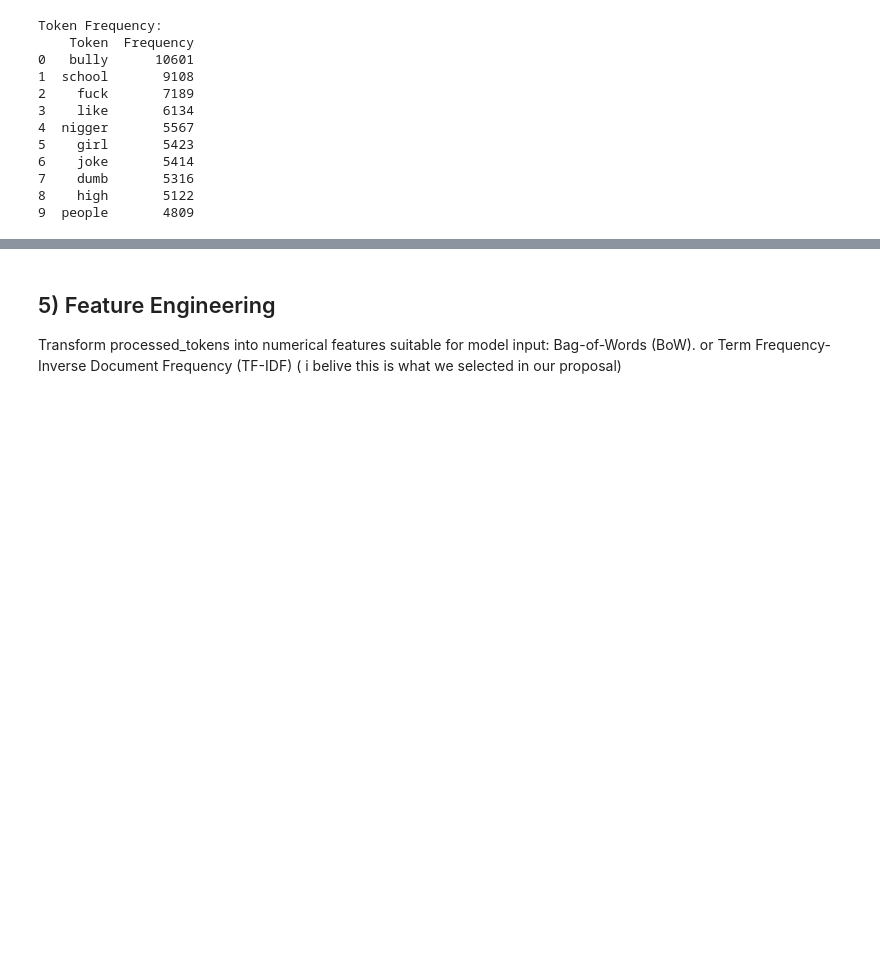
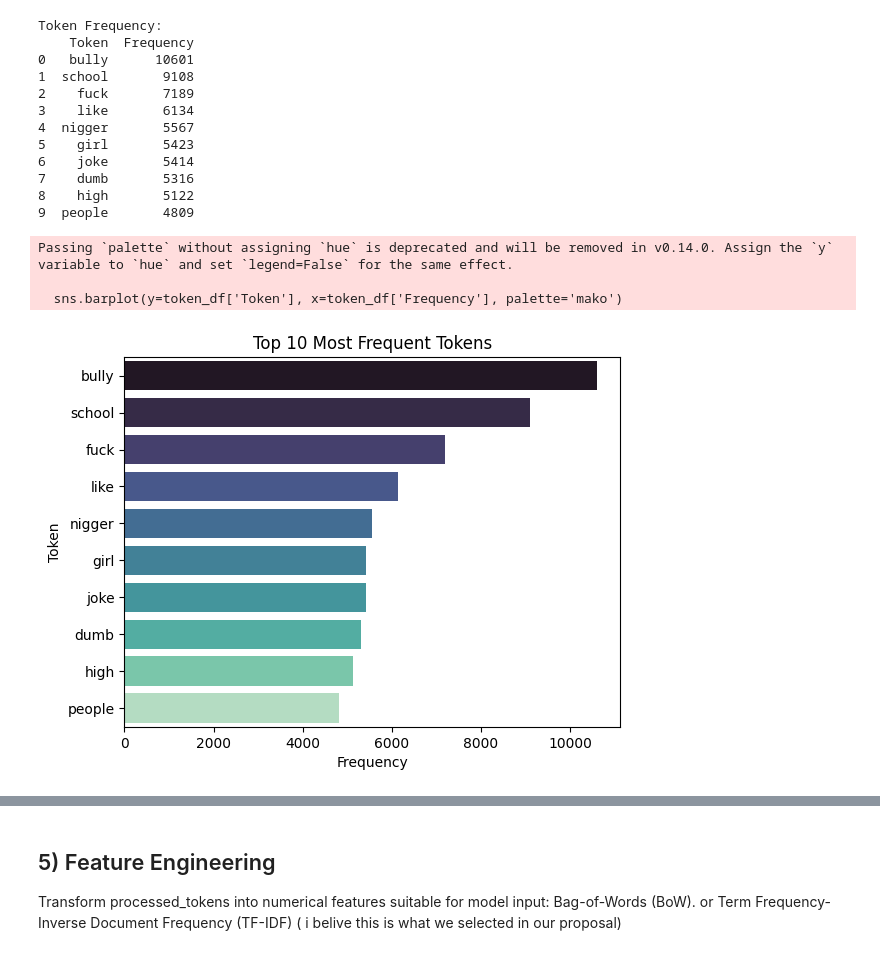
Before and after one commit to fmora22/cs412_project, a Jupyter notebook: cs412_project.ipynb, the cells around one changed output, grey strips where cells are left out. Cells and saved outputs as stored; diff of their text form; code cells hidden in the pictures; blank space fills up the shorter version.

```diff
--- a/cs412_project.ipynb
+++ b/cs412_project.ipynb
@@ -240,3 +257,18 @@ Token Frequency:
 7    dumb       5316
 8    high       5122
 9  people       4809
+# %%
+# Convert token frequencies into a DataFrame
+token_df = pd.DataFrame(token_counts, columns=['Token', 'Frequency'])
+
+# Token frequency bar chart
+sns.barplot(y=token_df['Token'], x=token_df['Frequency'], palette='mako')
+plt.title("Top 10 Most Frequent Tokens")
+plt.xlabel("Frequency")
+plt.ylabel("Token")
+plt.show()
+# %% [output]
+Passing `palette` without assigning `hue` is deprecated and will be removed in v0.14.0. Assign the `y` variable to `hue` and set `legend=False` for the same effect.
+
+  sns.barplot(y=token_df['Token'], x=token_df['Frequency'], palette='mako')
+[figure, added]
```
Also changed, not shown: parts of 3 cells of this notebook.
